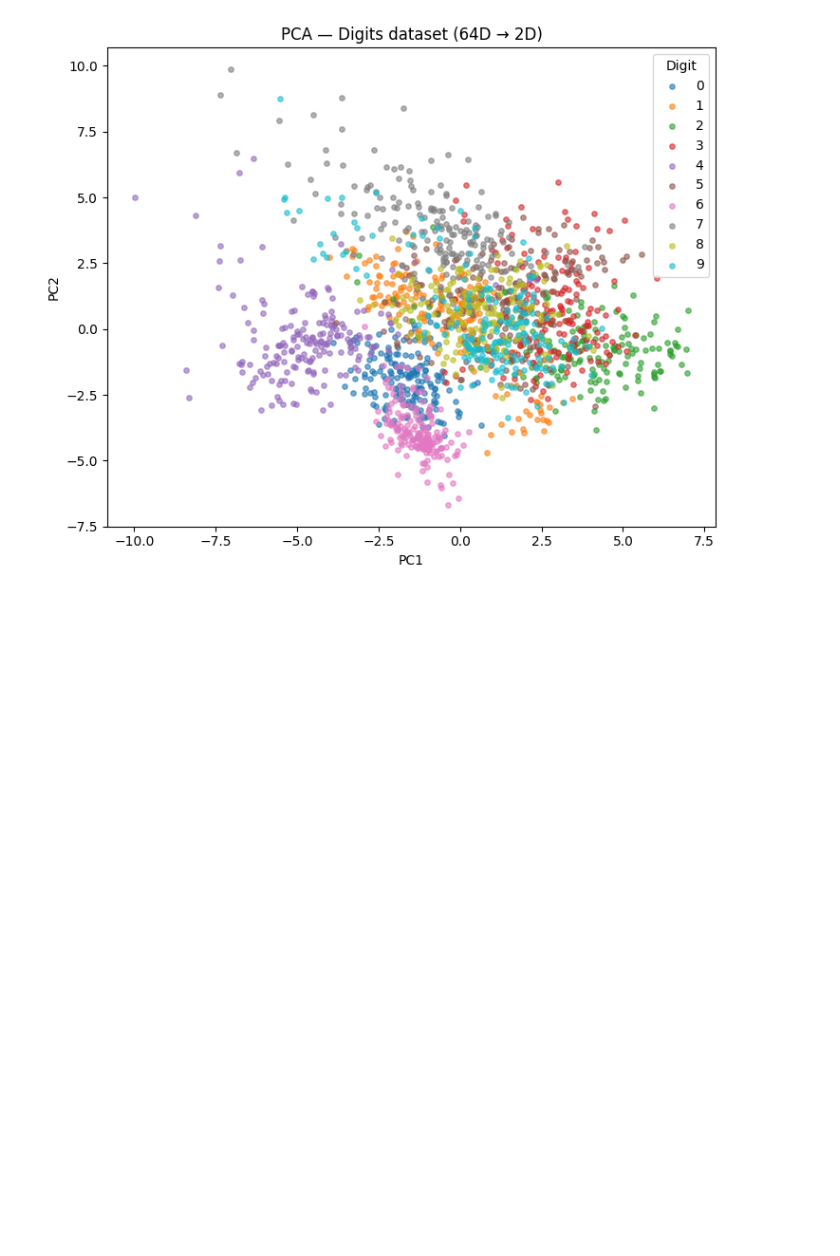
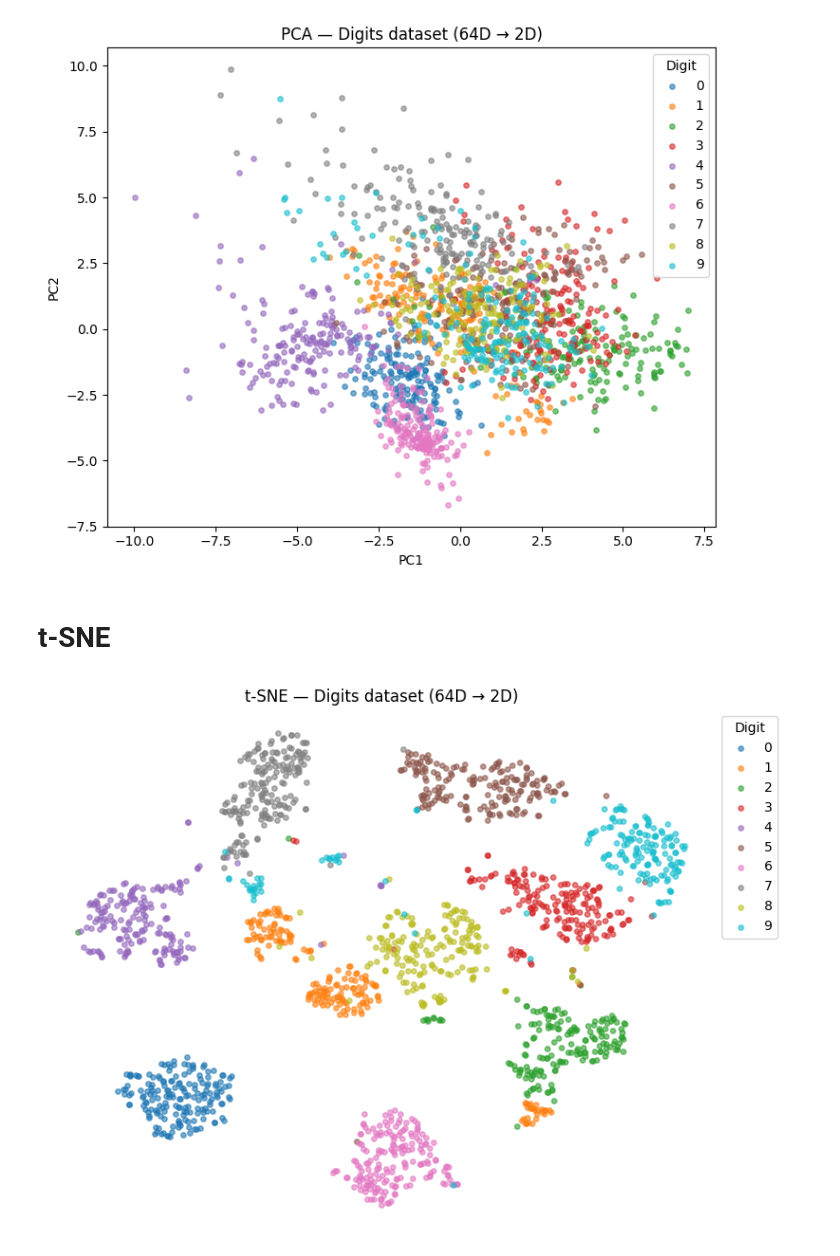
Before and after one commit to jaydeepk8/ML, a Jupyter notebook: Unsupervised Learning/dimensionality_reduction.ipynb, the cells around one changed output. Saved outputs shown, nothing was run; the diff lists cells and outputs as text; code cells hidden in the pictures; blank space fills up the shorter version.

Commit message:
added tsne

```diff
--- a/Unsupervised Learning/dimensionality_reduction.ipynb
+++ b/Unsupervised Learning/dimensionality_reduction.ipynb
@@ -50,3 +51,27 @@ plt.tight_layout()
 plt.show()
 # %% [output]
 [figure]
+# %% [markdown]
+# t-SNE
+# %%
+tsne = TSNE(
+    n_components = 2,
+    perplexity = 30,
+    random_state = 42
+)
+X_tsne = tsne.fit_transform(X_scaled)
+# %%
+plt.figure(figsize=(8, 6))
+
+for digit in range(10):
+    mask = (y == digit)
+    plt.scatter(X_tsne[mask, 0], X_tsne[mask, 1],
+                label=str(digit), alpha=0.6, s=15)
+
+plt.legend(title='Digit', bbox_to_anchor=(1, 1))
+plt.title('t-SNE — Digits dataset (64D → 2D)')
+plt.axis('off')
+plt.tight_layout()
+plt.show()
+# %% [output]
+[figure, added]
```
Also changed, not shown: parts of 1 cell of this notebook.
